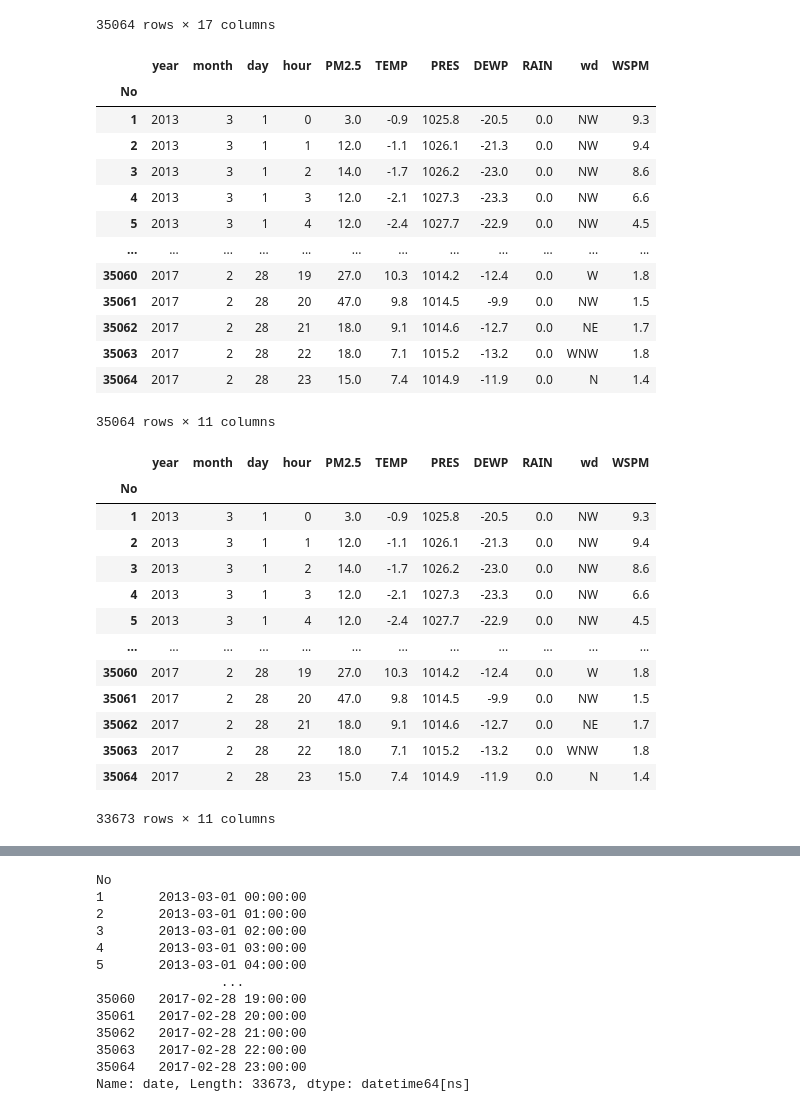
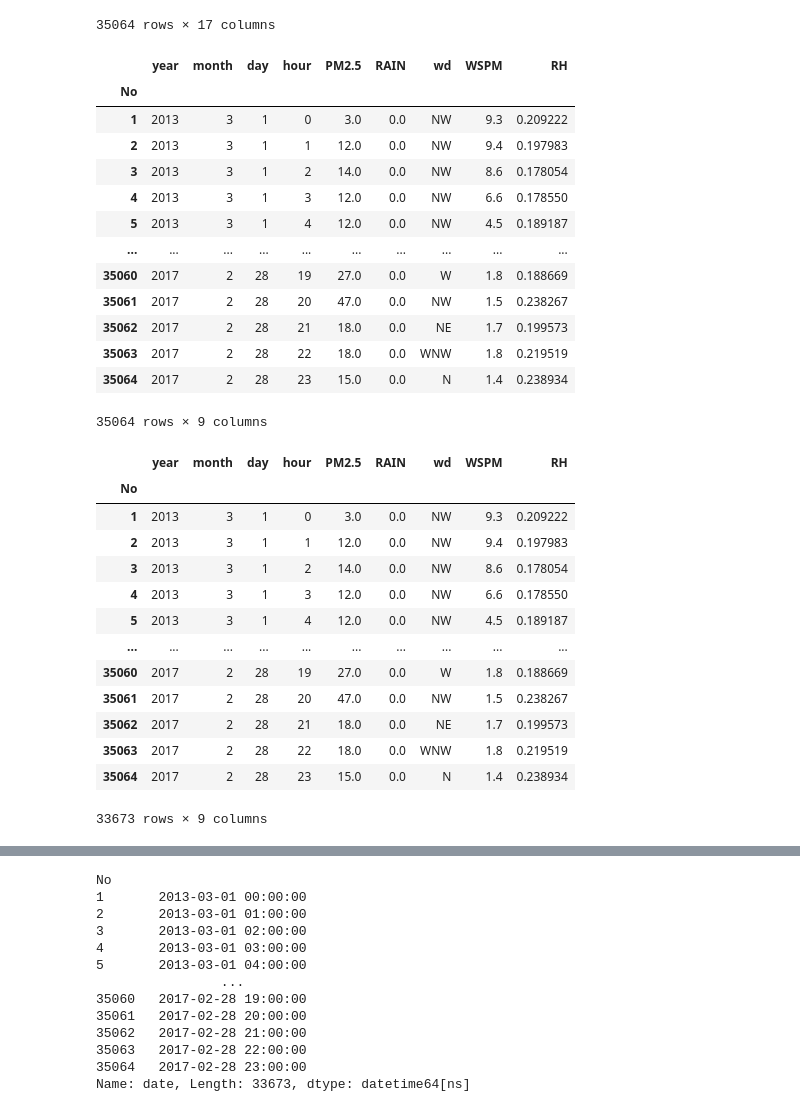
Before and after one commit to Dalanke/PM2.5_Prediction_Model, a Jupyter notebook: EDA_Shunyi.ipynb, the cells around one changed output, grey strips where cells are left out. Saved outputs shown, nothing was run; the diff lists cells and outputs as text; code cells hidden in the pictures.

```diff
--- a/EDA_Shunyi.ipynb
+++ b/EDA_Shunyi.ipynb
@@ -25,44 +25,53 @@ data
 | 35063 | 2017 | 2 | 28 | 22 | 18.0 | 20.0 | 9.0 | 33.0 | 500.0 | 59.0 | 7.1 | ... |
 | 35064 | 2017 | 2 | 28 | 23 | 15.0 | 22.0 | 13.0 | 34.0 | 500.0 | 60.0 | 7.4 | ... |
 35064 rows × 17 columns
+# %%
+import math
+def RHcovert(templist,dewlist):
+    rh=[]
+    for temp,dew in zip(templist,dewlist):
+        rh.append(math.exp(17.27*dew/(237.7+dew)-17.27*temp/(237.7+temp)))
+    return rh
 # %%
 # let's focus on PM2.5
 data2 = data.drop(columns=['PM10', 'SO2', 'NO2', 'CO', 'O3', 'station'])
+data2["RH"]=RHcovert(data2["TEMP"],data2["DEWP"])
+data2 = data2.drop(columns=['TEMP', 'PRES', 'DEWP'])
 data2
 # %% [output]
-|  | year | month | day | hour | PM2.5 | TEMP | PRES | DEWP | RAIN | wd | WSPM |
-| No |  |  |  |  |  |  |  |  |  |  |  |
-| 1 | 2013 | 3 | 1 | 0 | 3.0 | -0.9 | 1025.8 | -20.5 | 0.0 | NW | 9.3 |
-| 2 | 2013 | 3 | 1 | 1 | 12.0 | -1.1 | 1026.1 | -21.3 | 0.0 | NW | 9.4 |
-| 3 | 2013 | 3 | 1 | 2 | 14.0 | -1.7 | 1026.2 | -23.0 | 0.0 | NW | 8.6 |
-| 4 | 2013 | 3 | 1 | 3 | 12.0 | -2.1 | 1027.3 | -23.3 | 0.0 | NW | 6.6 |
-| 5 | 2013 | 3 | 1 | 4 | 12.0 | -2.4 | 1027.7 | -22.9 | 0.0 | NW | 4.5 |
-| ... | ... | ... | ... | ... | ... | ... | ... | ... | ... | ... | ... |
-| 35060 | 2017 | 2 | 28 | 19 | 27.0 | 10.3 | 1014.2 | -12.4 | 0.0 | W | 1.8 |
-| 35061 | 2017 | 2 | 28 | 20 | 47.0 | 9.8 | 1014.5 | -9.9 | 0.0 | NW | 1.5 |
-| 35062 | 2017 | 2 | 28 | 21 | 18.0 | 9.1 | 1014.6 | -12.7 | 0.0 | NE | 1.7 |
-| 35063 | 2017 | 2 | 28 | 22 | 18.0 | 7.1 | 1015.2 | -13.2 | 0.0 | WNW | 1.8 |
-| 35064 | 2017 | 2 | 28 | 23 | 15.0 | 7.4 | 1014.9 | -11.9 | 0.0 | N | 1.4 |
+|  | year | month | day | hour | PM2.5 | RAIN | wd | WSPM | RH |
+| No |  |  |  |  |  |  |  |  |  |
+| 1 | 2013 | 3 | 1 | 0 | 3.0 | 0.0 | NW | 9.3 | 0.209222 |
+| 2 | 2013 | 3 | 1 | 1 | 12.0 | 0.0 | NW | 9.4 | 0.197983 |
+| 3 | 2013 | 3 | 1 | 2 | 14.0 | 0.0 | NW | 8.6 | 0.178054 |
+| 4 | 2013 | 3 | 1 | 3 | 12.0 | 0.0 | NW | 6.6 | 0.178550 |
+| 5 | 2013 | 3 | 1 | 4 | 12.0 | 0.0 | NW | 4.5 | 0.189187 |
+| ... | ... | ... | ... | ... | ... | ... | ... | ... | ... |
+| 35060 | 2017 | 2 | 28 | 19 | 27.0 | 0.0 | W | 1.8 | 0.188669 |
+| 35061 | 2017 | 2 | 28 | 20 | 47.0 | 0.0 | NW | 1.5 | 0.238267 |
+| 35062 | 2017 | 2 | 28 | 21 | 18.0 | 0.0 | NE | 1.7 | 0.199573 |
+| 35063 | 2017 | 2 | 28 | 22 | 18.0 | 0.0 | WNW | 1.8 | 0.219519 |
+| 35064 | 2017 | 2 | 28 | 23 | 15.0 | 0.0 | N | 1.4 | 0.238934 |
-35064 rows × 11 columns
+35064 rows × 9 columns
 # %%
 # drop NA
 data3 = data2.dropna()
 data3
 # %% [output]
-|  | year | month | day | hour | PM2.5 | TEMP | PRES | DEWP | RAIN | wd | WSPM |
-| No |  |  |  |  |  |  |  |  |  |  |  |
-| 1 | 2013 | 3 | 1 | 0 | 3.0 | -0.9 | 1025.8 | -20.5 | 0.0 | NW | 9.3 |
-| 2 | 2013 | 3 | 1 | 1 | 12.0 | -1.1 | 1026.1 | -21.3 | 0.0 | NW | 9.4 |
-| 3 | 2013 | 3 | 1 | 2 | 14.0 | -1.7 | 1026.2 | -23.0 | 0.0 | NW | 8.6 |
-| 4 | 2013 | 3 | 1 | 3 | 12.0 | -2.1 | 1027.3 | -23.3 | 0.0 | NW | 6.6 |
-| 5 | 2013 | 3 | 1 | 4 | 12.0 | -2.4 | 1027.7 | -22.9 | 0.0 | NW | 4.5 |
-| ... | ... | ... | ... | ... | ... | ... | ... | ... | ... | ... | ... |
-| 35060 | 2017 | 2 | 28 | 19 | 27.0 | 10.3 | 1014.2 | -12.4 | 0.0 | W | 1.8 |
-| 35061 | 2017 | 2 | 28 | 20 | 47.0 | 9.8 | 1014.5 | -9.9 | 0.0 | NW | 1.5 |
-| 35062 | 2017 | 2 | 28 | 21 | 18.0 | 9.1 | 1014.6 | -12.7 | 0.0 | NE | 1.7 |
-| 35063 | 2017 | 2 | 28 | 22 | 18.0 | 7.1 | 1015.2 | -13.2 | 0.0 | WNW | 1.8 |
-| 35064 | 2017 | 2 | 28 | 23 | 15.0 | 7.4 | 1014.9 | -11.9 | 0.0 | N | 1.4 |
+|  | year | month | day | hour | PM2.5 | RAIN | wd | WSPM | RH |
+| No |  |  |  |  |  |  |  |  |  |
+| 1 | 2013 | 3 | 1 | 0 | 3.0 | 0.0 | NW | 9.3 | 0.209222 |
+| 2 | 2013 | 3 | 1 | 1 | 12.0 | 0.0 | NW | 9.4 | 0.197983 |
+| 3 | 2013 | 3 | 1 | 2 | 14.0 | 0.0 | NW | 8.6 | 0.178054 |
+| 4 | 2013 | 3 | 1 | 3 | 12.0 | 0.0 | NW | 6.6 | 0.178550 |
+| 5 | 2013 | 3 | 1 | 4 | 12.0 | 0.0 | NW | 4.5 | 0.189187 |
+| ... | ... | ... | ... | ... | ... | ... | ... | ... | ... |
+| 35060 | 2017 | 2 | 28 | 19 | 27.0 | 0.0 | W | 1.8 | 0.188669 |
+| 35061 | 2017 | 2 | 28 | 20 | 47.0 | 0.0 | NW | 1.5 | 0.238267 |
+| 35062 | 2017 | 2 | 28 | 21 | 18.0 | 0.0 | NE | 1.7 | 0.199573 |
+| 35063 | 2017 | 2 | 28 | 22 | 18.0 | 0.0 | WNW | 1.8 | 0.219519 |
+| 35064 | 2017 | 2 | 28 | 23 | 15.0 | 0.0 | N | 1.4 | 0.238934 |
-33673 rows × 11 columns
+33673 rows × 9 columns
 # %%
 # combine year month day hour together
 def padding(x):
```
Also changed, not shown: parts of 7 cells of this notebook, 6 other files.
